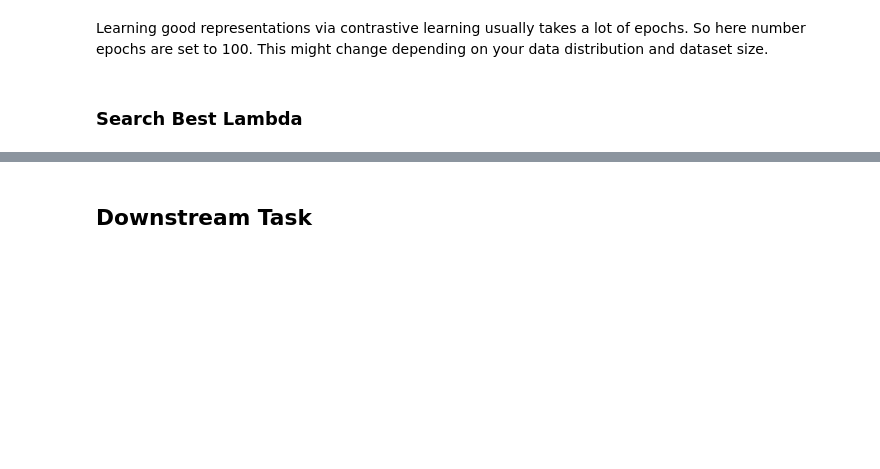
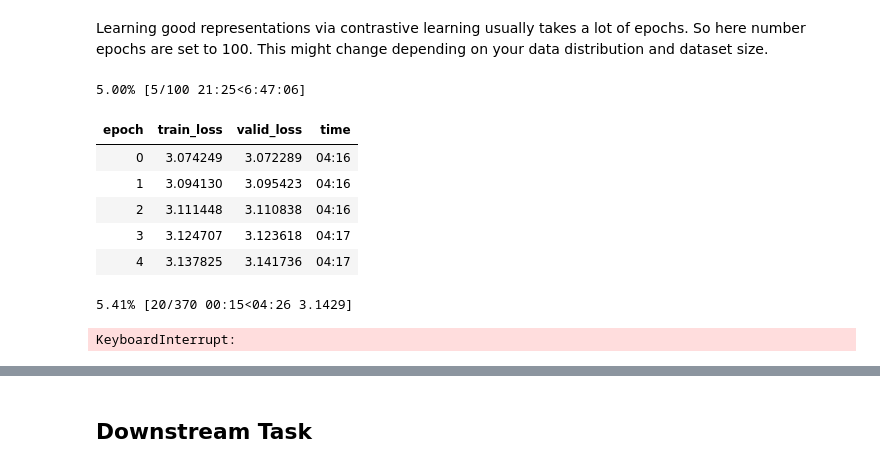
Before and after one commit to KeremTurgutlu/self_supervised, a Jupyter notebook: examples/vision/06 - training_dino_iwang.ipynb, the cells around one changed output, grey strips where cells are left out. Cells and saved outputs as stored; diff of their text form; code cells hidden in the pictures; blank space fills up the shorter version.

```diff
--- a/examples/vision/06 - training_dino_iwang.ipynb
+++ b/examples/vision/06 - training_dino_iwang.ipynb
@@ -139 +146,16 @@ Learning good representations via contrastive learning usually takes a lot of ep
+# %%
+# larger wd by the end of training for ViTs 1e-2 -> 1e-1
+param_sched = ParamScheduler({'wd': SchedCos(1e-2, 1e-1)})
+lr,wd,epochs=1e-3,1e-2,100
+learn.fit_flat_cos(epochs, lr, wd=wd, cbs=[param_sched], pct_start=0.5)
+# %% [output]
+5.00% [5/100 21:25<6:47:06]
+| epoch | train_loss | valid_loss | time |
+| 0 | 3.074249 | 3.072289 | 04:16 |
+| 1 | 3.094130 | 3.095423 | 04:16 |
+| 2 | 3.111448 | 3.110838 | 04:16 |
+| 3 | 3.124707 | 3.123618 | 04:17 |
+| 4 | 3.137825 | 3.141736 | 04:17 |
+5.41% [20/370 00:15<04:26 3.1429]
+KeyboardInterrupt:
 # %%
@@ -141,2 +162,0 @@ Learning good representations via contrastive learning usually takes a lot of ep
-# %% [markdown]
-### Search Best Lambda
```
Also changed, not shown: parts of 18 cells of this notebook, 3 other files.
